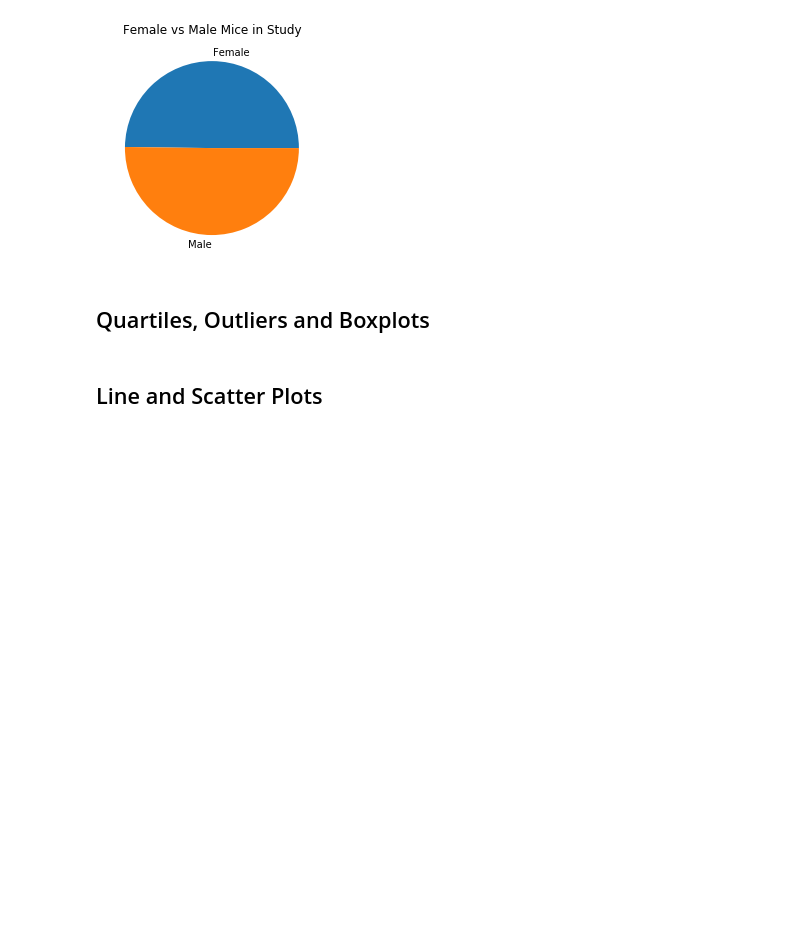
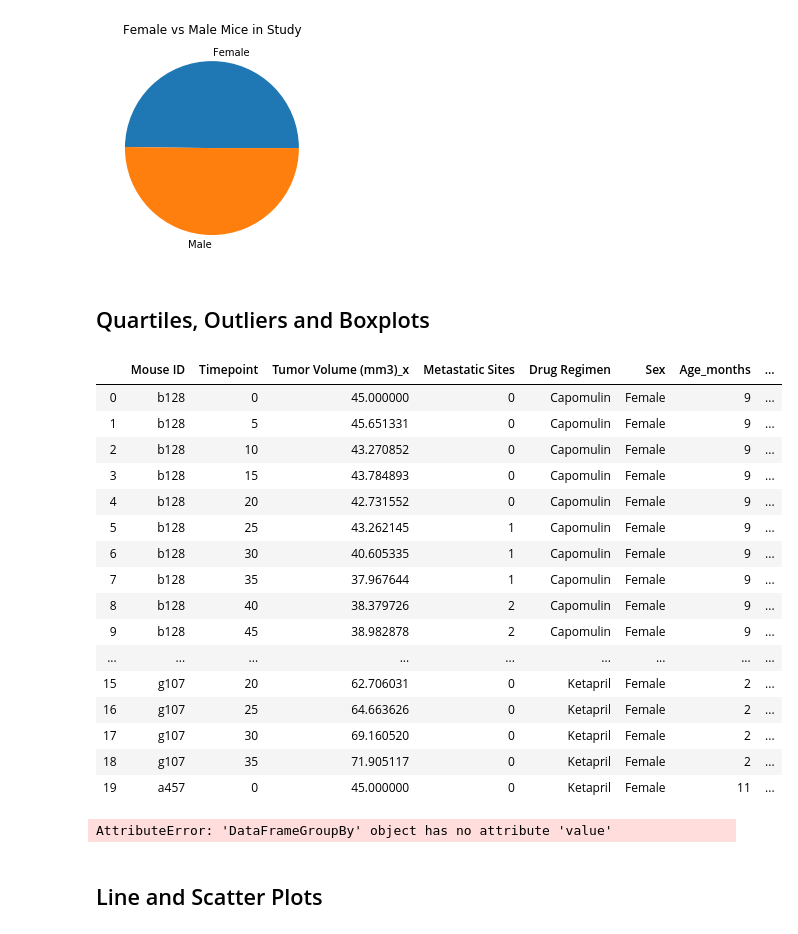
Before and after one commit to marybellavia/matplotlib-challenge, a Jupyter notebook: Pymaceuticals/pymaceuticals_starter.ipynb, the cells around one changed output. Drawn from its saved outputs; the diff is of its cells as text; code cells hidden in the pictures; blank space fills up the shorter version.

```diff
--- a/Pymaceuticals/pymaceuticals_starter.ipynb
+++ b/Pymaceuticals/pymaceuticals_starter.ipynb
@@ -170,28 +174,53 @@ Text(0.5, 1.0, 'Female vs Male Mice in Study')
 # %%
 # Calculate the final tumor volume of each mouse across four of the treatment regimens:
 # Capomulin, Ramicane, Infubinol, and Ceftamin
 
 # Start by getting the last (greatest) timepoint for each mouse
-
+drop_timepoints = clean_ms.drop_duplicates(subset="Mouse ID", keep='last', inplace=False)
+g_timepoint = drop_timepoints[["Mouse ID", "Tumor Volume (mm3)"]]
 
 # Merge this group df with the original dataframe to get the tumor volume at the last timepoint
+new_clean_ms = pd.merge(clean_ms, g_timepoint, how='outer', on='Mouse ID')
+new_clean_ms = new_clean_ms.rename(columns={"Tumor Volume (mm3)_y":"Final Tumor Volume"})
+new_clean_ms.head(20)
+# %% [output]
+|  | Mouse ID | Timepoint | Tumor Volume (mm3)_x | Metastatic Sites | Drug Regimen | Sex | Age_months | ... |
+| 0 | b128 | 0 | 45.000000 | 0 | Capomulin | Female | 9 | ... |
+| 1 | b128 | 5 | 45.651331 | 0 | Capomulin | Female | 9 | ... |
+| 2 | b128 | 10 | 43.270852 | 0 | Capomulin | Female | 9 | ... |
+| 3 | b128 | 15 | 43.784893 | 0 | Capomulin | Female | 9 | ... |
+| 4 | b128 | 20 | 42.731552 | 0 | Capomulin | Female | 9 | ... |
+| 5 | b128 | 25 | 43.262145 | 1 | Capomulin | Female | 9 | ... |
+| 6 | b128 | 30 | 40.605335 | 1 | Capomulin | Female | 9 | ... |
+| 7 | b128 | 35 | 37.967644 | 1 | Capomulin | Female | 9 | ... |
+| 8 | b128 | 40 | 38.379726 | 2 | Capomulin | Female | 9 | ... |
+| 9 | b128 | 45 | 38.982878 | 2 | Capomulin | Female | 9 | ... |
+| ... | ... | ... | ... | ... | ... | ... | ... | ... |
+| 15 | g107 | 20 | 62.706031 | 0 | Ketapril | Female | 2 | ... |
+| 16 | g107 | 25 | 64.663626 | 0 | Ketapril | Female | 2 | ... |
+| 17 | g107 | 30 | 69.160520 | 0 | Ketapril | Female | 2 | ... |
+| 18 | g107 | 35 | 71.905117 | 0 | Ketapril | Female | 2 | ... |
+| 19 | a457 | 0 | 45.000000 | 0 | Ketapril | Female | 11 | ... |
 # %%
 # Put treatments into a list for for loop (and later for plot labels)
-
+drug_regimens = ['Capomulin', 'Ramicane', 'Infubinol', 'Ceftamin']
+# drug_regimens = list(num_measurements.index.values)
 
 # Create empty list to fill with tumor vol data (for plotting)
-
+tumor_vol_list = []
 
 # Calculate the IQR and quantitatively determine if there are any potential outliers.
 
 
     # Locate the rows which contain mice on each drug and get the tumor volumes
-
+tumor_groupby = new_clean_ms[["Drug Regimen", "Final Tumor Volume"]].groupby(["Drug Regimen"])
+tumor_groupby.value()
 
     # add subset
 
-
     # Determine outliers using upper and lower bounds
+# %% [output]
+AttributeError: 'DataFrameGroupBy' object has no attribute 'value'
 # %%
 # Generate a box plot of the final tumor volume of each mouse across four regimens of interest
 # %% [markdown]
```
Also changed, not shown: parts of 1 cell of this notebook.
